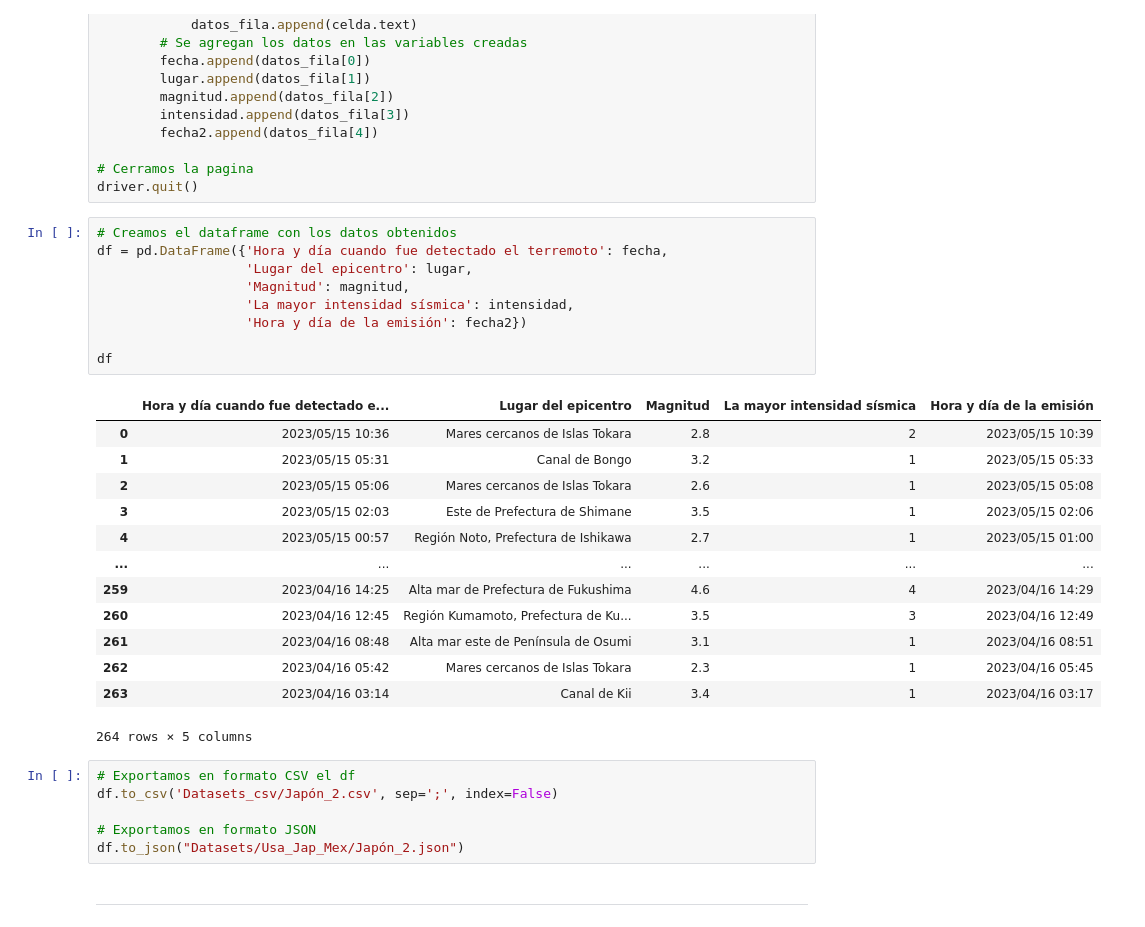
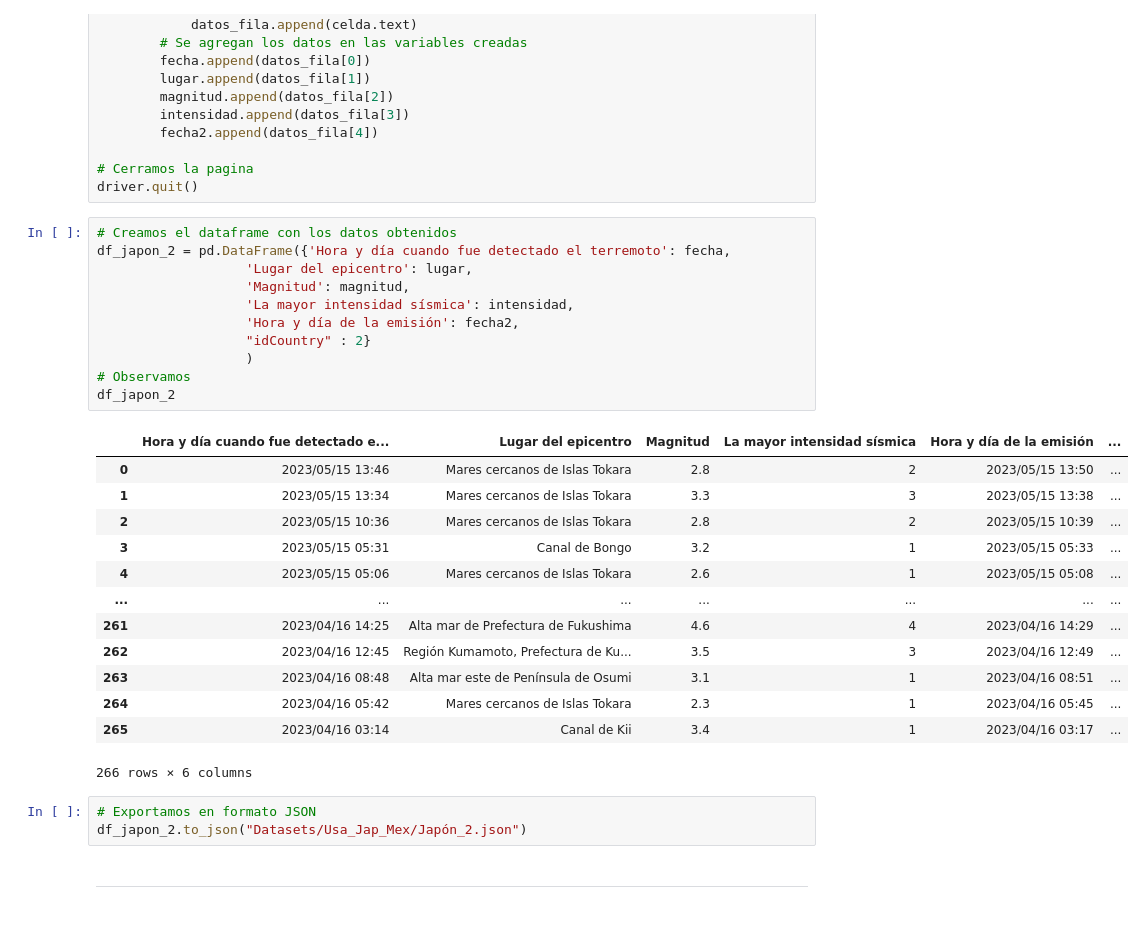
Before and after one commit to ReneRamosTrvn/alertas_sismicas, a Jupyter notebook: ETL.ipynb, the cells around one changed output. Cells and saved outputs as stored; diff of their text form.

```diff
--- a/ETL.ipynb
+++ b/ETL.ipynb
@@ -383,33 +384,32 @@ for fila in filas:
 driver.quit()
 # %%
 # Creamos el dataframe con los datos obtenidos
-df = pd.DataFrame({'Hora y día cuando fue detectado el terremoto': fecha,
+df_japon_2 = pd.DataFrame({'Hora y día cuando fue detectado el terremoto': fecha,
                    'Lugar del epicentro': lugar,
                    'Magnitud': magnitud,
                    'La mayor intensidad sísmica': intensidad,
-                   'Hora y día de la emisión': fecha2})
-
-df
+                   'Hora y día de la emisión': fecha2,
+                   "idCountry" : 2}
+                   )
+# Observamos
+df_japon_2
 # %% [output]
-|  | Hora y día cuando fue detectado e... | Lugar del epicentro | Magnitud | La mayor intensidad sísmica | Hora y día de la emisión |
-| 0 | 2023/05/15 10:36 | Mares cercanos de Islas Tokara | 2.8 | 2 | 2023/05/15 10:39 |
-| 1 | 2023/05/15 05:31 | Canal de Bongo | 3.2 | 1 | 2023/05/15 05:33 |
-| 2 | 2023/05/15 05:06 | Mares cercanos de Islas Tokara | 2.6 | 1 | 2023/05/15 05:08 |
-| 3 | 2023/05/15 02:03 | Este de Prefectura de Shimane | 3.5 | 1 | 2023/05/15 02:06 |
-| 4 | 2023/05/15 00:57 | Región Noto, Prefectura de Ishikawa | 2.7 | 1 | 2023/05/15 01:00 |
-| ... | ... | ... | ... | ... | ... |
-| 259 | 2023/04/16 14:25 | Alta mar de Prefectura de Fukushima | 4.6 | 4 | 2023/04/16 14:29 |
-| 260 | 2023/04/16 12:45 | Región Kumamoto, Prefectura de Ku... | 3.5 | 3 | 2023/04/16 12:49 |
-| 261 | 2023/04/16 08:48 | Alta mar este de Península de Osumi | 3.1 | 1 | 2023/04/16 08:51 |
-| 262 | 2023/04/16 05:42 | Mares cercanos de Islas Tokara | 2.3 | 1 | 2023/04/16 05:45 |
-| 263 | 2023/04/16 03:14 | Canal de Kii | 3.4 | 1 | 2023/04/16 03:17 |
+|  | Hora y día cuando fue detectado e... | Lugar del epicentro | Magnitud | La mayor intensidad sísmica | Hora y día de la emisión | ... |
+| 0 | 2023/05/15 13:46 | Mares cercanos de Islas Tokara | 2.8 | 2 | 2023/05/15 13:50 | ... |
+| 1 | 2023/05/15 13:34 | Mares cercanos de Islas Tokara | 3.3 | 3 | 2023/05/15 13:38 | ... |
+| 2 | 2023/05/15 10:36 | Mares cercanos de Islas Tokara | 2.8 | 2 | 2023/05/15 10:39 | ... |
+| 3 | 2023/05/15 05:31 | Canal de Bongo | 3.2 | 1 | 2023/05/15 05:33 | ... |
+| 4 | 2023/05/15 05:06 | Mares cercanos de Islas Tokara | 2.6 | 1 | 2023/05/15 05:08 | ... |
+| ... | ... | ... | ... | ... | ... | ... |
+| 261 | 2023/04/16 14:25 | Alta mar de Prefectura de Fukushima | 4.6 | 4 | 2023/04/16 14:29 | ... |
+| 262 | 2023/04/16 12:45 | Región Kumamoto, Prefectura de Ku... | 3.5 | 3 | 2023/04/16 12:49 | ... |
+| 263 | 2023/04/16 08:48 | Alta mar este de Península de Osumi | 3.1 | 1 | 2023/04/16 08:51 | ... |
+| 264 | 2023/04/16 05:42 | Mares cercanos de Islas Tokara | 2.3 | 1 | 2023/04/16 05:45 | ... |
+| 265 | 2023/04/16 03:14 | Canal de Kii | 3.4 | 1 | 2023/04/16 03:17 | ... |
-264 rows × 5 columns
+266 rows × 6 columns
 # %%
-# Exportamos en formato CSV el df
-df.to_csv('Datasets_csv/Japón_2.csv', sep=';', index=False)
-
 # Exportamos en formato JSON
-df.to_json("Datasets/Usa_Jap_Mex/Japón_2.json")
+df_japon_2.to_json("Datasets/Usa_Jap_Mex/Japón_2.json")
 # %% [markdown]
 ---
 # %% [markdown]
```
Also changed, not shown: parts of 49 cells of this notebook, 44 other files.
